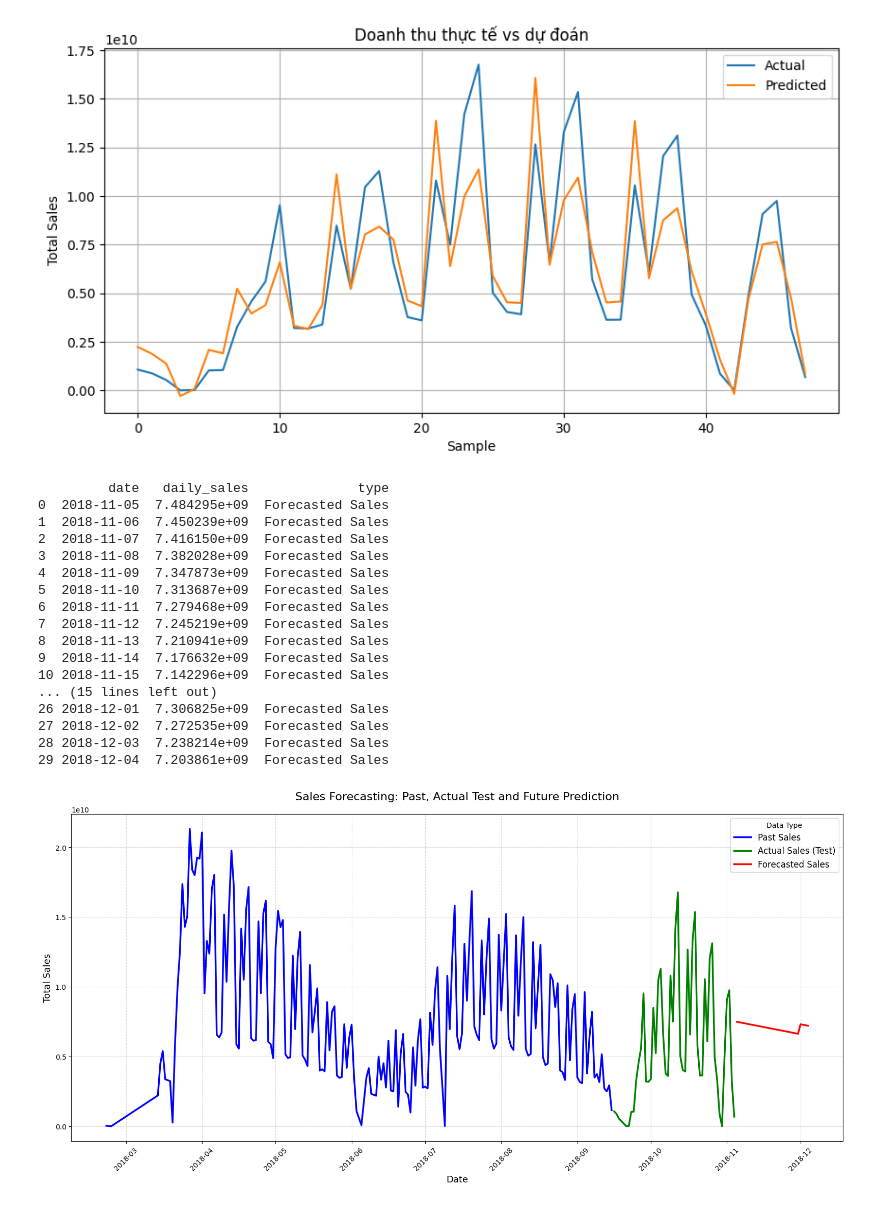
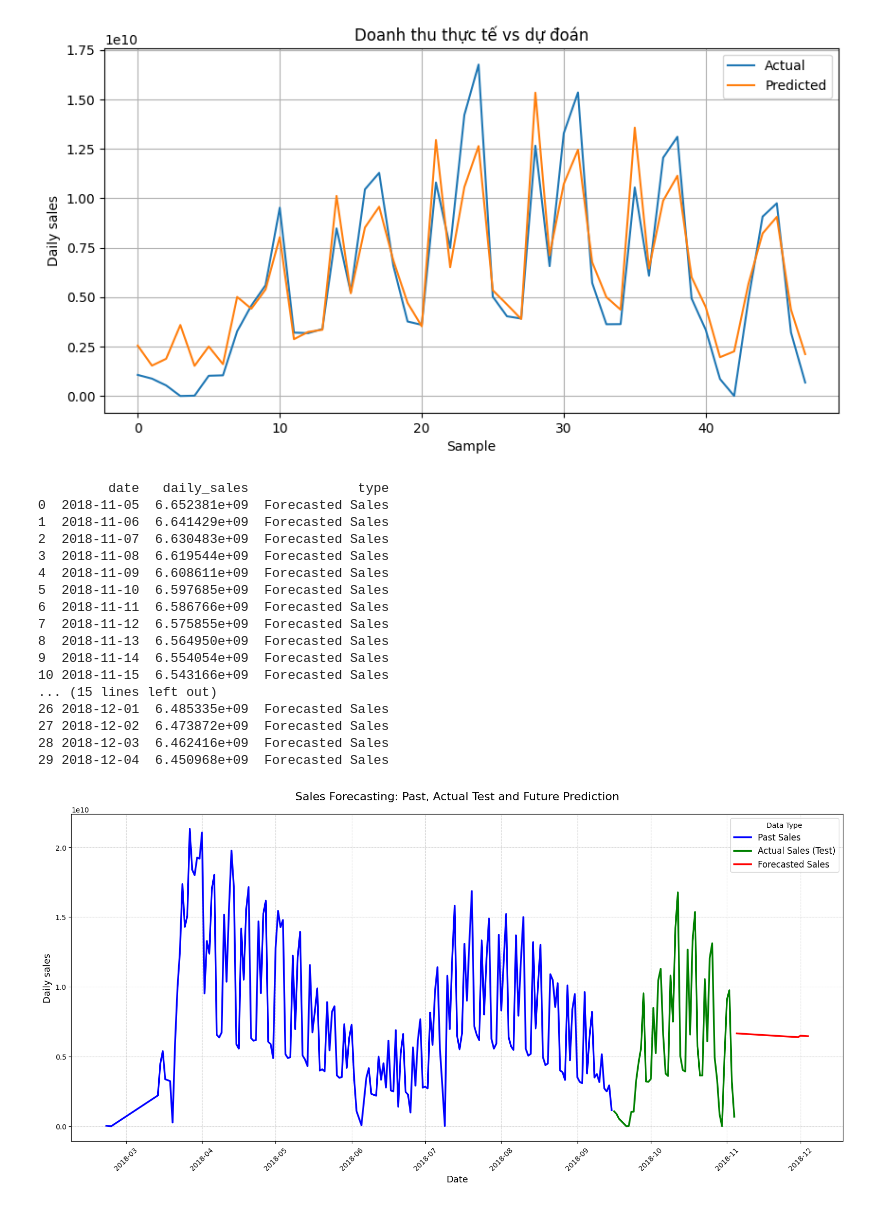
Before and after one commit to KieuOanhUIT/IS403.P23.OnlineSalesData, a Jupyter notebook: Model/GRU.ipynb, the cells around one changed output. Saved outputs shown, nothing was run; the diff lists cells and outputs as text; code cells hidden in the pictures.

```diff
--- a/Model/GRU.ipynb
+++ b/Model/GRU.ipynb
@@ -16,7 +16,14 @@ valid_df = pd.read_csv("../content/validation1.csv", parse_dates=["date"])
 test_df = pd.read_csv("../content/test1.csv", parse_dates=["date"])
 # %%
 # Lựa chọn đặc trưng và target
-features = ['daily_tickets', 'daily_used_tickets', 'avg_occupancy',	'unique_films',	'unique_cinemas', 'month', 'quarter', 'day', 'year']
+for df in [train_df, valid_df, test_df]:
+    df['day_of_week'] = df['date'].dt.dayofweek
+    df['is_weekend'] = df['day_of_week'].isin([5, 6]).astype(int)
+
+# Xác định các đặc trưng đầu vào
+features = ['daily_tickets', 'daily_used_tickets', 'avg_occupancy',
+            'unique_films', 'unique_cinemas', 'month', 'quarter', 'day', 'year',
+            'day_of_week', 'is_weekend']
 target = 'daily_sales'
 
 X_train = train_df[features].values
@@ -50,15 +57,15 @@ from tensorflow.keras.layers import Dropout
 from tensorflow.keras.callbacks import EarlyStopping
 
 model = Sequential()
-model.add(GRU(128, return_sequences=True, input_shape=(30, len(features))))
-model.add(Dropout(0.2))
+model.add(GRU(128, return_sequences=True, input_shape=(10, len(features))))
+model.add(Dropout(0.3))
 model.add(GRU(64))
-model.add(Dropout(0.2))
+model.add(Dropout(0.3))
 model.add(Dense(1))
 
 model.compile(optimizer='adam', loss='mse')
 
-early_stop = EarlyStopping(monitor='loss', patience=5, restore_best_weights=True)
+early_stop = EarlyStopping(monitor='loss', patience=10, restore_best_weights=True)
 
 history = model.fit(
     X_train, y_train,
@@ -112,13 +118,13 @@ Valid - MAE: 1508892193.96, RMSE: 1750806261.85, R2: 0.59
 # %%
 # So sánh doanh thu thực tế với dự đoán
 plt.figure(figsize=(10,5))
 plt.plot(test_targets[:100], label='Actual')
 plt.plot(test_preds[:100], label='Predicted')
 plt.legend()
 plt.title('Doanh thu thực tế vs dự đoán')
 plt.xlabel('Sample')
-plt.ylabel('Total Sales')
+plt.ylabel('Daily sales')
 plt.grid(True)
 plt.show()
 # %% [output]
-[figure, old version]
+[figure, new version]
@@ -168,22 +188,22 @@ forecast_df = pd.DataFrame({
 print(forecast_df)
 # %% [output]
          date   daily_sales              type
-0  2018-11-05  7.484295e+09  Forecasted Sales
-1  2018-11-06  7.450239e+09  Forecasted Sales
-2  2018-11-07  7.416150e+09  Forecasted Sales
-3  2018-11-08  7.382028e+09  Forecasted Sales
-4  2018-11-09  7.347873e+09  Forecasted Sales
-5  2018-11-10  7.313687e+09  Forecasted Sales
-6  2018-11-11  7.279468e+09  Forecasted Sales
-7  2018-11-12  7.245219e+09  Forecasted Sales
-8  2018-11-13  7.210941e+09  Forecasted Sales
-9  2018-11-14  7.176632e+09  Forecasted Sales
-10 2018-11-15  7.142296e+09  Forecasted Sales
+0  2018-11-05  6.652381e+09  Forecasted Sales
+1  2018-11-06  6.641429e+09  Forecasted Sales
+2  2018-11-07  6.630483e+09  Forecasted Sales
+3  2018-11-08  6.619544e+09  Forecasted Sales
+4  2018-11-09  6.608611e+09  Forecasted Sales
+5  2018-11-10  6.597685e+09  Forecasted Sales
+6  2018-11-11  6.586766e+09  Forecasted Sales
+7  2018-11-12  6.575855e+09  Forecasted Sales
+8  2018-11-13  6.564950e+09  Forecasted Sales
+9  2018-11-14  6.554054e+09  Forecasted Sales
+10 2018-11-15  6.543166e+09  Forecasted Sales
 ... (15 lines left out)
-26 2018-12-01  7.306825e+09  Forecasted Sales
-27 2018-12-02  7.272535e+09  Forecasted Sales
-28 2018-12-03  7.238214e+09  Forecasted Sales
-29 2018-12-04  7.203861e+09  Forecasted Sales
+26 2018-12-01  6.485335e+09  Forecasted Sales
+27 2018-12-02  6.473872e+09  Forecasted Sales
+28 2018-12-03  6.462416e+09  Forecasted Sales
+29 2018-12-04  6.450968e+09  Forecasted Sales
 # %%
 import seaborn as sns
 import matplotlib.dates as mdates
@@ -226,11 +246,11 @@ plt.xticks(rotation=45)
 
 # Thêm các chi tiết cho đồ thị
 plt.xlabel('Date', fontsize=13)
-plt.ylabel('Total Sales', fontsize=13)
+plt.ylabel('Daily sales', fontsize=13)
 plt.title('Sales Forecasting: Past, Actual Test and Future Prediction', fontsize=16, pad=20)
 plt.grid(True, linestyle='--', alpha=0.5)
 plt.legend(title='Data Type', fontsize=12)
 plt.tight_layout()
 plt.show()
 # %% [output]
-[figure, old version]
+[figure, new version]
```
Also changed, not shown: parts of 3 cells of this notebook.
